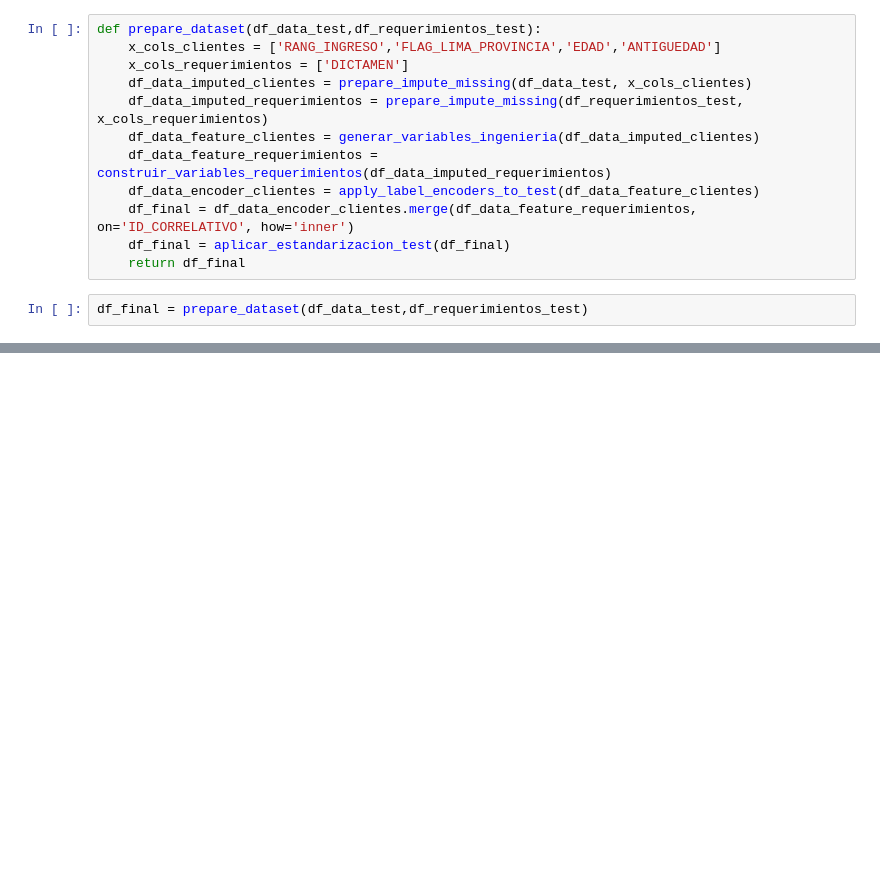
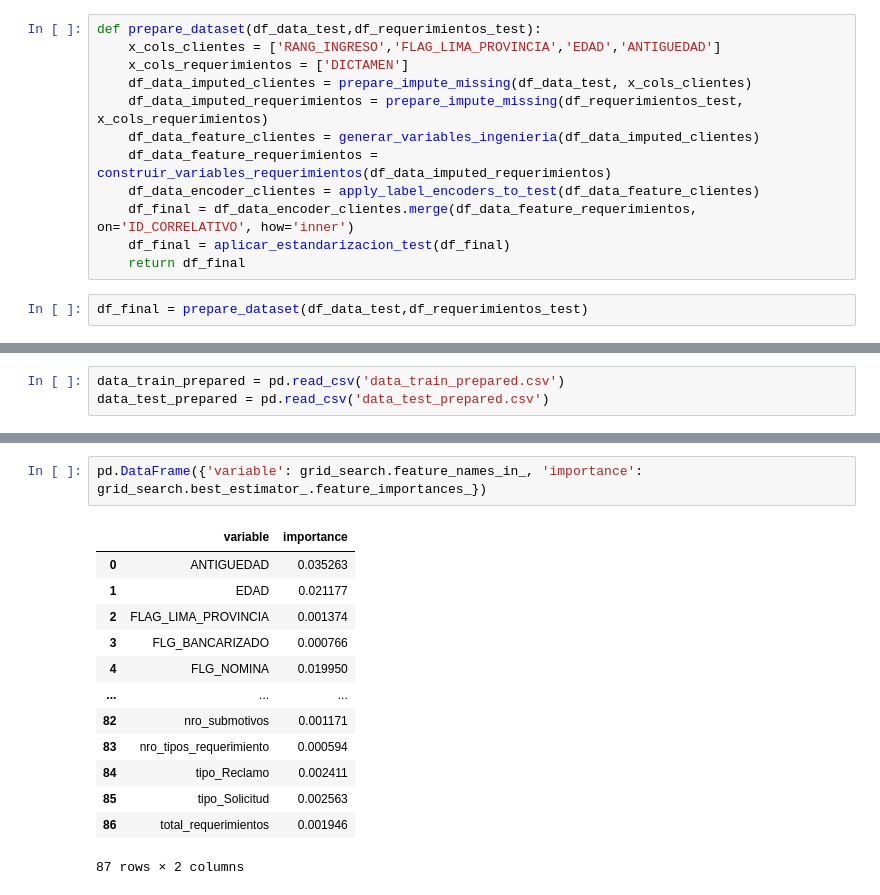
Before and after one commit to vecoLazarte/mlops_bank, a Jupyter notebook: notebooks/Codigo_preprocesamiento.ipynb, the cells around one changed output, grey strips where cells are left out. Saved outputs shown, nothing was run; the diff lists cells and outputs as text; blank space fills up the shorter version.

```diff
--- a/notebooks/Codigo_preprocesamiento.ipynb
+++ b/notebooks/Codigo_preprocesamiento.ipynb
@@ -241,0 +232,3 @@ Index(['ID_CORRELATIVO', 'CODMES', 'ATTRITION', 'ANTIGUEDAD', 'EDAD',
+# %%
+data_train_prepared = pd.read_csv('data_train_prepared.csv')
+data_test_prepared = pd.read_csv('data_test_prepared.csv')
@@ -241,0 +393,16 @@ Index(['ID_CORRELATIVO', 'CODMES', 'ATTRITION', 'ANTIGUEDAD', 'EDAD',
+# %%
+pd.DataFrame({'variable': grid_search.feature_names_in_, 'importance': grid_search.best_estimator_.feature_importances_})
+# %% [output]
+|  | variable | importance |
+| 0 | ANTIGUEDAD | 0.035263 |
+| 1 | EDAD | 0.021177 |
+| 2 | FLAG_LIMA_PROVINCIA | 0.001374 |
+| 3 | FLG_BANCARIZADO | 0.000766 |
+| 4 | FLG_NOMINA | 0.019950 |
+| ... | ... | ... |
+| 82 | nro_submotivos | 0.001171 |
+| 83 | nro_tipos_requerimiento | 0.000594 |
+| 84 | tipo_Reclamo | 0.002411 |
+| 85 | tipo_Solicitud | 0.002563 |
+| 86 | total_requerimientos | 0.001946 |
+87 rows × 2 columns
```
Also changed, not shown: parts of 25 cells of this notebook, 9 other files.
